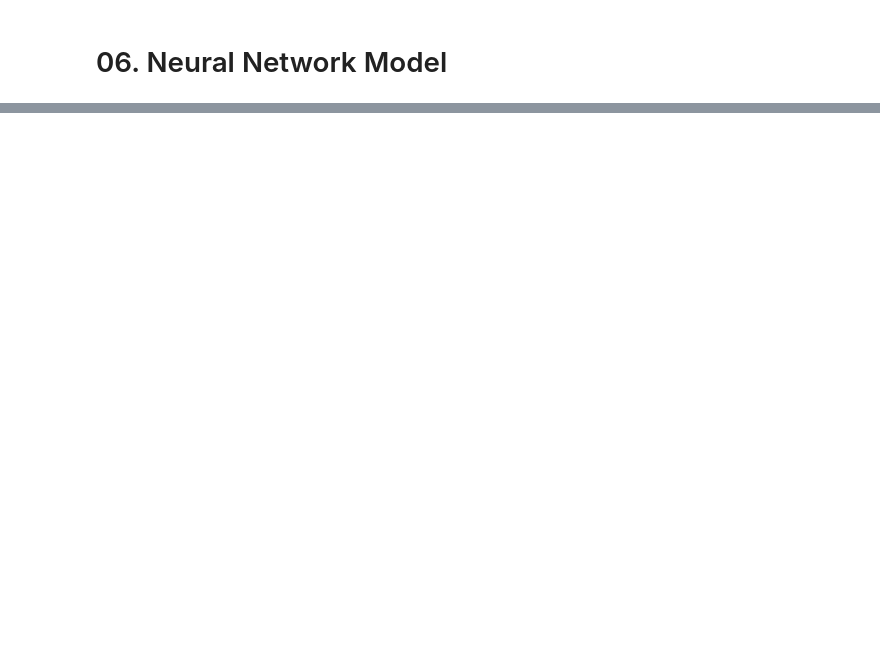
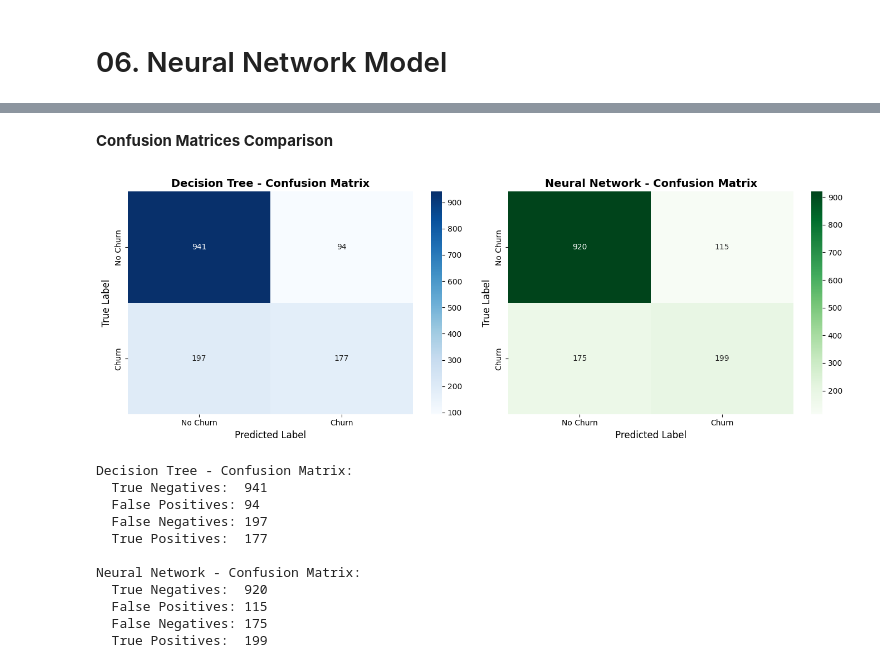
Before and after one commit to Dinu-Nimnara/CM2604_CW_2425587, a Jupyter notebook: CM2604_CW_2425587.ipynb, the cells around one changed output, grey strips where cells are left out. Cells and saved outputs as stored; diff of their text form; code cells hidden in the pictures; blank space fills up the shorter version.

```diff
--- a/CM2604_CW_2425587.ipynb
+++ b/CM2604_CW_2425587.ipynb
@@ -813,6 +871,15 @@ Test set shape after encoding: (1409, 24)
 
 Final feature names:
 ['gender', 'SeniorCitizen', 'Partner', 'Dependents', 'tenure', 'PhoneService', 'MultipleLines', 'OnlineSecurity', 'OnlineBackup', 'DeviceProtection', 'TechSupport', 'StreamingTV', 'StreamingMovies', ' ...
+# %%
+# Handle Class Imbalance with SMOTE
+from imblearn.over_sampling import SMOTE
+
+sm = SMOTE(random_state=42)
+X_train_balanced, y_train_balanced = sm.fit_resample(X_train_processed, y_train)
+
+print("\nAfter SMOTE balancing:")
+print(y_train_balanced.value_counts())
 # %% [markdown]
 **Feature Scaling**
 
@@ -1027,0 +1745,52 @@ See the caveats in the documentation: https://pandas.pydata.org/pandas-docs/stab
+# %% [markdown]
+**Confusion Matrices Comparison**
+# %%
+# Plot confusion matrices side by side
+fig, axes = plt.subplots(1, 2, figsize=(14, 5))
+
+# Decision Tree
+cm_dt = confusion_matrix(y_test, y_test_pred_dt)
+sns.heatmap(cm_dt, annot=True, fmt='d', cmap='Blues', ax=axes[0],
+            xticklabels=['No Churn', 'Churn'],
+            yticklabels=['No Churn', 'Churn'])
+axes[0].set_title('Decision Tree - Confusion Matrix', fontsize=14, fontweight='bold')
+axes[0].set_ylabel('True Label', fontsize=12)
+axes[0].set_xlabel('Predicted Label', fontsize=12)
+
+# Neural Network
+cm_nn = confusion_matrix(y_test, y_test_pred_nn)
+sns.heatmap(cm_nn, annot=True, fmt='d', cmap='Greens', ax=axes[1],
+            xticklabels=['No Churn', 'Churn'],
+            yticklabels=['No Churn', 'Churn'])
+axes[1].set_title('Neural Network - Confusion Matrix', fontsize=14, fontweight='bold')
+axes[1].set_ylabel('True Label', fontsize=12)
+axes[1].set_xlabel('Predicted Label', fontsize=12)
+
+plt.tight_layout()
+plt.show()
+
+# Print confusion matrix details
+print("\nDecision Tree - Confusion Matrix:")
+print(f"  True Negatives:  {cm_dt[0,0]}")
+print(f"  False Positives: {cm_dt[0,1]}")
+print(f"  False Negatives: {cm_dt[1,0]}")
+print(f"  True Positives:  {cm_dt[1,1]}")
+
+print("\nNeural Network - Confusion Matrix:")
+print(f"  True Negatives:  {cm_nn[0,0]}")
+print(f"  False Positives: {cm_nn[0,1]}")
+print(f"  False Negatives: {cm_nn[1,0]}")
+print(f"  True Positives:  {cm_nn[1,1]}")
+# %% [output]
+[figure, added]
+Decision Tree - Confusion Matrix:
+  True Negatives:  941
+  False Positives: 94
+  False Negatives: 197
+  True Positives:  177
+
+Neural Network - Confusion Matrix:
+  True Negatives:  920
+  False Positives: 115
+  False Negatives: 175
+  True Positives:  199
```
Also changed, not shown: parts of 50 cells of this notebook.
